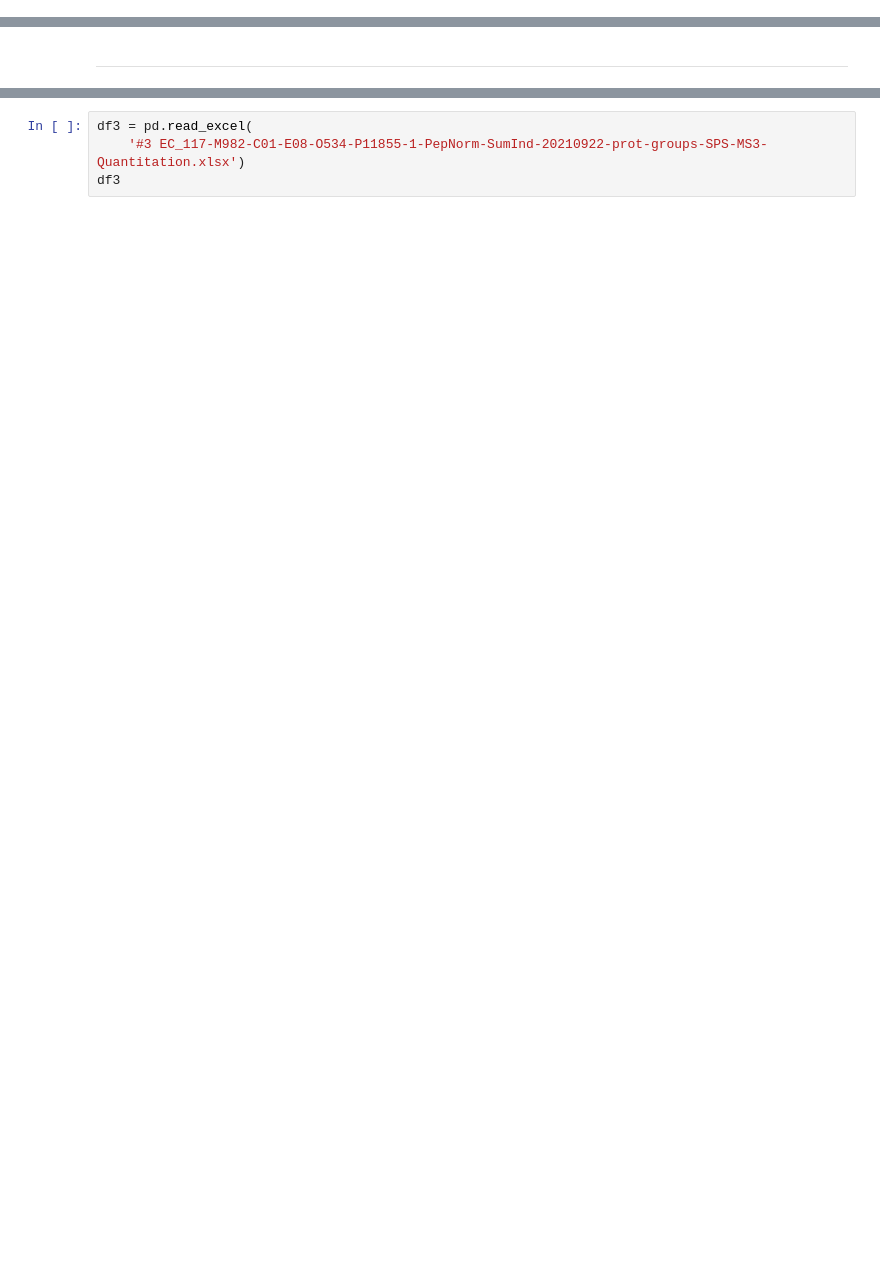
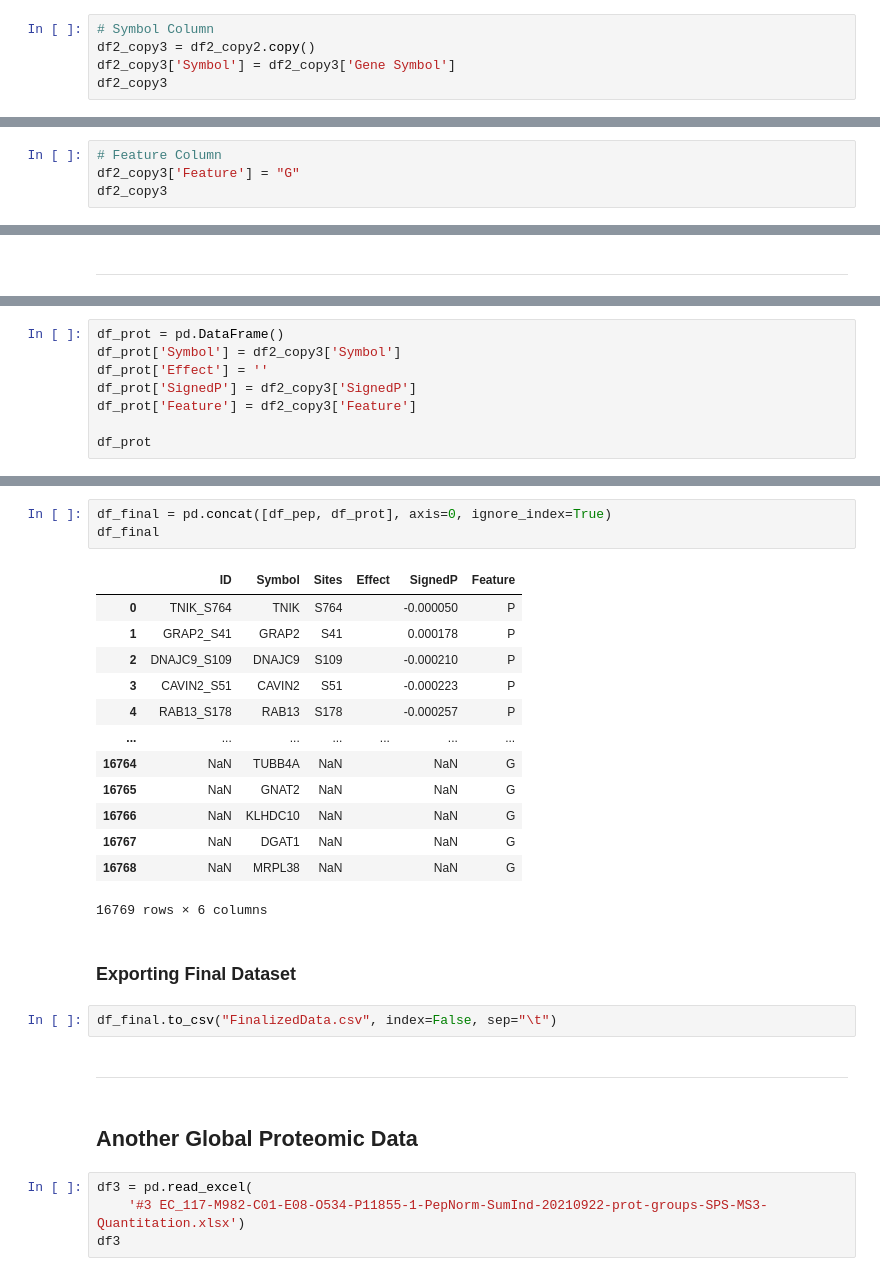
Before and after one commit to PathwayAndDataAnalysis/misc-helpers, a Jupyter notebook: Proteomic Data Preparation for CausalPath/newData/notebook.ipynb, the cells around one changed output, grey strips where cells are left out. Cells and saved outputs as stored; diff of their text form; blank space fills up the shorter version.

```diff
--- a/Proteomic Data Preparation for CausalPath/newData/notebook.ipynb
+++ b/Proteomic Data Preparation for CausalPath/newData/notebook.ipynb
@@ -572,0 +615,5 @@ df2
+# %%
+# Symbol Column
+df2_copy3 = df2_copy2.copy()
+df2_copy3['Symbol'] = df2_copy3['Gene Symbol']
+df2_copy3
@@ -572,0 +634,4 @@ df2
+# %%
+# Feature Column
+df2_copy3['Feature'] = "G"
+df2_copy3
@@ -574,0 +686,8 @@ df2
+# %%
+df_prot = pd.DataFrame()
+df_prot['Symbol'] = df2_copy3['Symbol']
+df_prot['Effect'] = ''
+df_prot['SignedP'] = df2_copy3['SignedP']
+df_prot['Feature'] = df2_copy3['Feature']
+
+df_prot
@@ -575,3 +708,28 @@ df2
+# %%
+df_final = pd.concat([df_pep, df_prot], axis=0, ignore_index=True)
+df_final
+# %% [output]
+|  | ID | Symbol | Sites | Effect | SignedP | Feature |
+| 0 | TNIK_S764 | TNIK | S764 |  | -0.000050 | P |
+| 1 | GRAP2_S41 | GRAP2 | S41 |  | 0.000178 | P |
+| 2 | DNAJC9_S109 | DNAJC9 | S109 |  | -0.000210 | P |
+| 3 | CAVIN2_S51 | CAVIN2 | S51 |  | -0.000223 | P |
+| 4 | RAB13_S178 | RAB13 | S178 |  | -0.000257 | P |
+| ... | ... | ... | ... | ... | ... | ... |
+| 16764 | NaN | TUBB4A | NaN |  | NaN | G |
+| 16765 | NaN | GNAT2 | NaN |  | NaN | G |
+| 16766 | NaN | KLHDC10 | NaN |  | NaN | G |
+| 16767 | NaN | DGAT1 | NaN |  | NaN | G |
+| 16768 | NaN | MRPL38 | NaN |  | NaN | G |
+16769 rows × 6 columns
+# %% [markdown]
+### Exporting Final Dataset
+# %%
+df_final.to_csv("FinalizedData.csv", index=False, sep="\t")
+# %% [markdown]
+___
+# %% [markdown]
+## Another Global Proteomic Data
 # %%
 df3 = pd.read_excel(
     '#3 EC_117-M982-C01-E08-O534-P11855-1-PepNorm-SumInd-20210922-prot-groups-SPS-MS3-Quantitation.xlsx')
```
Also changed, not shown: parts of 11 cells of this notebook, 16 other files.
